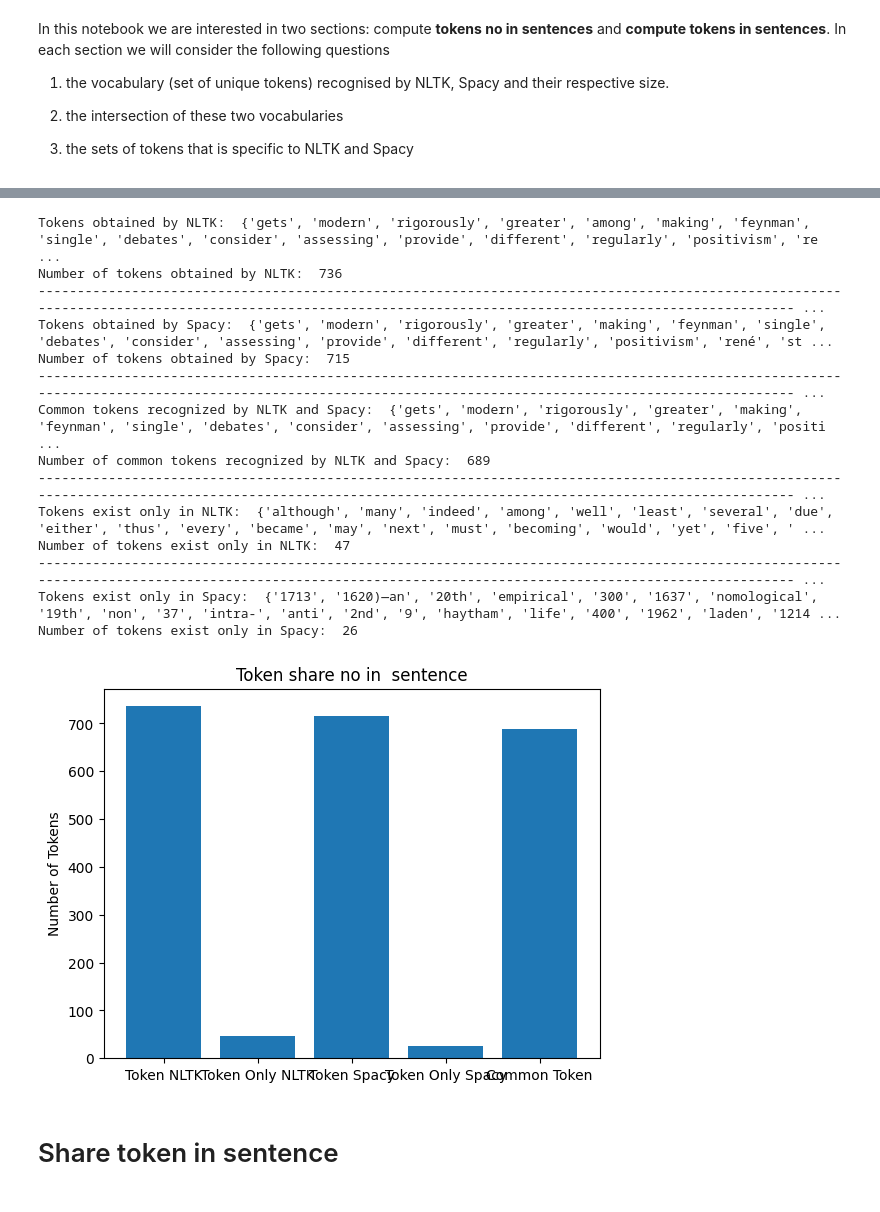
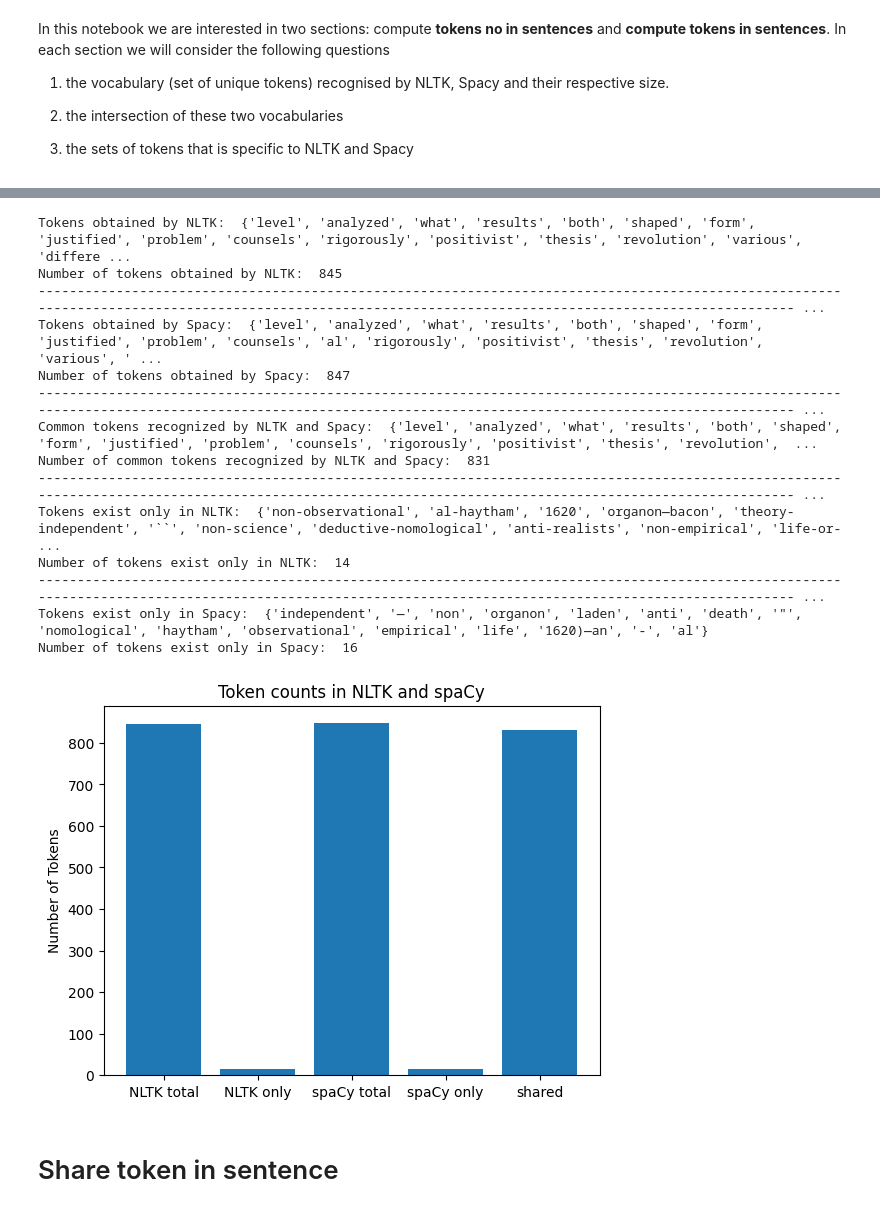
Before and after one commit to ClementineBleuze/M1-NLP-DataScience-Project, a Jupyter notebook: code/part2/Tokenization.ipynb, the cells around one changed output, grey strips where cells are left out. Cells and saved outputs as stored; diff of their text form; code cells hidden in the pictures.

Commit message:
updating token counts

```diff
--- a/code/part2/Tokenization.ipynb
+++ b/code/part2/Tokenization.ipynb
@@ -97,5 +98,4 @@ def get_tokens_spacy(text):
 # %%
 import pandas as pd
-with open('../data/part2-dataset.txt') as f:
+with open('../../data/part2/dataset.txt') as f:
     text = f.read()
-    print(text)
@@ -120,42 +102,36 @@ Francis Bacon (no direct relation to Roger, who lived 300 years earlier) was a s
 # %%
-
 #Get clean articles by removing redundant symbols
 Clean_text=clean_text(text)
 
 #Get the tokens by NLTK
-tokens_NLTK = get_tokens_NLTK(Clean_text)
+tokens_NLTK = get_tokens_set_NLTK(Clean_text)
 
 #Get the number of  tokens by NLTK
-nb_tokens_NLTK = len(get_tokens_NLTK(Clean_text))
+nb_tokens_NLTK = len(tokens_NLTK)
 
 #Get the token by Spacy
-tokens_Spacy = get_tokens_spacy(Clean_text)
-
+tokens_Spacy = get_tokens_set_spacy(Clean_text)
 
 #Get the number of  tokens by Spacy
-nb_tokens_Spacy = len(get_tokens_spacy(Clean_text))
+nb_tokens_Spacy = len(tokens_Spacy)
 
 #Get the set of common tokens recognized by NLTK and Spacy
-common_token=set(tokens_NLTK)&set(tokens_Spacy)
+common_token=set(tokens_NLTK) & set(tokens_Spacy)
 
 #Get number of set of common tokens recognized by NLTK and Spacy
-nb_common_token=len(set(tokens_NLTK)&set(tokens_Spacy))
-
+nb_common_token=len(common_token)
 
 #Get the set of tokens exist only in NLTK
 only_token_NLTK=set(tokens_NLTK).difference(set(common_token))
 
 #Get the number of set of tokens exist only in NLTK
-nb_only_token_NLTK=len(set(tokens_NLTK).difference(set(common_token)))
-
-
+nb_only_token_NLTK=len(only_token_NLTK)
 
 #Get the set of tokens exist only in Spacy
 only_token_Spacy=set(tokens_Spacy).difference(set(common_token))
 
-
 #Get the number of set of tokens exist only in Spacy
-nb_only_token_Spacy=len(set(tokens_Spacy).difference(set(common_token)))
+nb_only_token_Spacy=len(only_token_Spacy)
 
 print("Tokens obtained by NLTK: ", tokens_NLTK )
 print("Number of tokens obtained by NLTK: ",nb_tokens_NLTK)
@@ -176,17 +152,17 @@ print("---"*100)
 print("Tokens exist only in Spacy: ", only_token_Spacy)
 print("Number of tokens exist only in Spacy: ", nb_only_token_Spacy)
 # %% [output]
-Tokens obtained by NLTK:  {'gets', 'modern', 'rigorously', 'greater', 'among', 'making', 'feynman', 'single', 'debates', 'consider', 'assessing', 'provide', 'different', 'regularly', 'positivism', 're ...
-Number of tokens obtained by NLTK:  736
+Tokens obtained by NLTK:  {'level', 'analyzed', 'what', 'results', 'both', 'shaped', 'form', 'justified', 'problem', 'counsels', 'rigorously', 'positivist', 'thesis', 'revolution', 'various', 'differe ...
+Number of tokens obtained by NLTK:  845
 -------------------------------------------------------------------------------------------------------------------------------------------------------------------------------------------------------- ...
-Tokens obtained by Spacy:  {'gets', 'modern', 'rigorously', 'greater', 'making', 'feynman', 'single', 'debates', 'consider', 'assessing', 'provide', 'different', 'regularly', 'positivism', 'rené', 'st ...
-Number of tokens obtained by Spacy:  715
+Tokens obtained by Spacy:  {'level', 'analyzed', 'what', 'results', 'both', 'shaped', 'form', 'justified', 'problem', 'counsels', 'al', 'rigorously', 'positivist', 'thesis', 'revolution', 'various', ' ...
+Number of tokens obtained by Spacy:  847
 -------------------------------------------------------------------------------------------------------------------------------------------------------------------------------------------------------- ...
-Common tokens recognized by NLTK and Spacy:  {'gets', 'modern', 'rigorously', 'greater', 'making', 'feynman', 'single', 'debates', 'consider', 'assessing', 'provide', 'different', 'regularly', 'positi ...
-Number of common tokens recognized by NLTK and Spacy:  689
+Common tokens recognized by NLTK and Spacy:  {'level', 'analyzed', 'what', 'results', 'both', 'shaped', 'form', 'justified', 'problem', 'counsels', 'rigorously', 'positivist', 'thesis', 'revolution',  ...
+Number of common tokens recognized by NLTK and Spacy:  831
 -------------------------------------------------------------------------------------------------------------------------------------------------------------------------------------------------------- ...
-Tokens exist only in NLTK:  {'although', 'many', 'indeed', 'among', 'well', 'least', 'several', 'due', 'either', 'thus', 'every', 'became', 'may', 'next', 'must', 'becoming', 'would', 'yet', 'five', ' ...
-Number of tokens exist only in NLTK:  47
+Tokens exist only in NLTK:  {'non-observational', 'al-haytham', '1620', 'organon—bacon', 'theory-independent', '``', 'non-science', 'deductive-nomological', 'anti-realists', 'non-empirical', 'life-or- ...
+Number of tokens exist only in NLTK:  14
 -------------------------------------------------------------------------------------------------------------------------------------------------------------------------------------------------------- ...
-Tokens exist only in Spacy:  {'1713', '1620)—an', '20th', 'empirical', '300', '1637', 'nomological', '19th', 'non', '37', 'intra-', 'anti', '2nd', '9', 'haytham', 'life', '400', '1962', 'laden', '1214 ...
-Number of tokens exist only in Spacy:  26
+Tokens exist only in Spacy:  {'independent', '—', 'non', 'organon', 'laden', 'anti', 'death', '"', 'nomological', 'haytham', 'observational', 'empirical', 'life', '1620)—an', '-', 'al'}
+Number of tokens exist only in Spacy:  16
@@ -193,20 +173,21 @@ Number of tokens exist only in Spacy:  26
 # %%
 import matplotlib.pyplot as plt
 
 # Define the data for the graph
-x= ['Token NLTK','Token Only NLTK', 'Token Spacy', 'Token Only Spacy', 'Common Token',]
+x= ['NLTK total','NLTK only', 'spaCy total', 'spaCy only', 'shared',]
 y= [nb_tokens_NLTK, nb_only_token_NLTK, nb_tokens_Spacy,nb_only_token_Spacy, nb_common_token]
 
 plt.bar(x, y)
 
 # Add labels to the graph
-plt.title('Token share no in  sentence')
+plt.title('Token counts in NLTK and spaCy')
 plt.ylabel('Number of Tokens')
 
 # Show the graph
+# plt.savefig('../../data/plots/2-token-counts.png')
 plt.show()
 # %% [output]
-[figure, old version]
+[figure, new version]
 # %% [markdown]
 # Share token in sentence
 # %%
```
Also changed, not shown: parts of 6 cells of this notebook, 2 other files.
